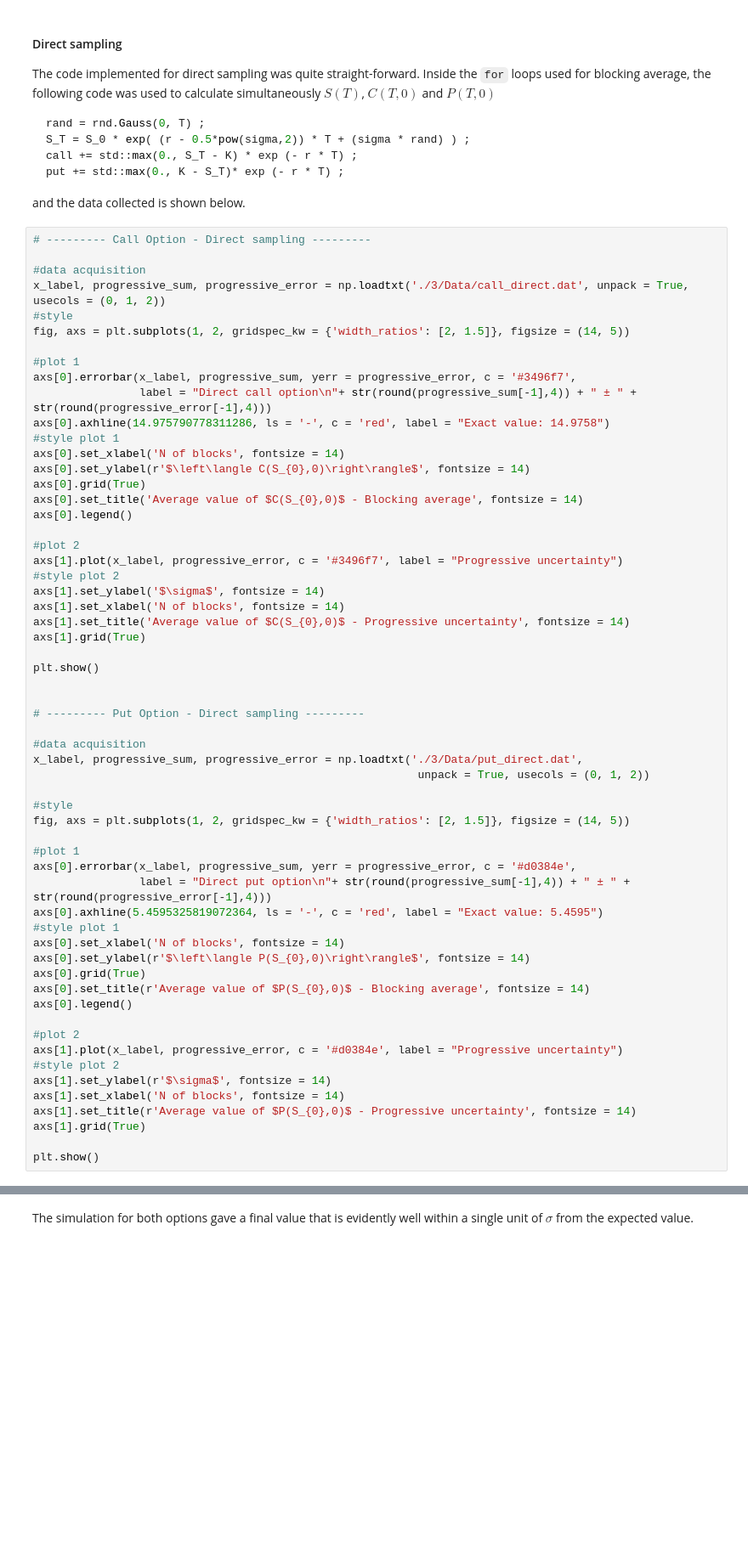
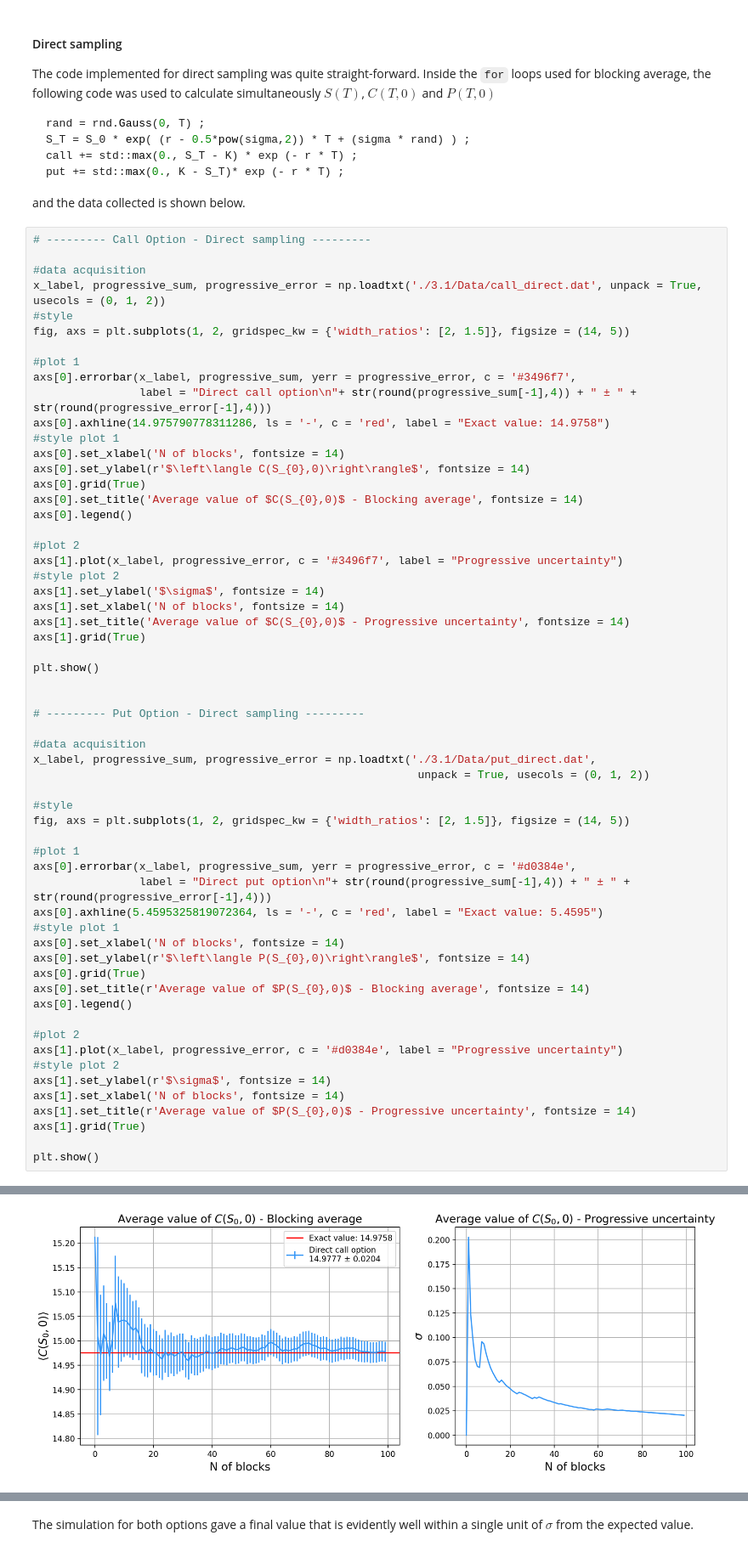
Before and after one commit to tommasoperitoree/Numerical_Simulation_Laboratory, a Jupyter notebook: LSN_03/LSN_03.ipynb, the cells around one changed output, grey strips where cells are left out. Shown at 85% size. Drawn from its saved outputs; the diff is of its cells as text; blank space fills up the shorter version.

```diff
--- a/LSN_03/LSN_03.ipynb
+++ b/LSN_03/LSN_03.ipynb
@@ -212,7 +212,7 @@ and the data collected is shown below.
 # --------- Call Option - Direct sampling ---------
 
 #data acquisition
-x_label, progressive_sum, progressive_error = np.loadtxt('./3/Data/call_direct.dat', unpack = True, usecols = (0, 1, 2))
+x_label, progressive_sum, progressive_error = np.loadtxt('./3.1/Data/call_direct.dat', unpack = True, usecols = (0, 1, 2))
 #style
 fig, axs = plt.subplots(1, 2, gridspec_kw = {'width_ratios': [2, 1.5]}, figsize = (14, 5))
 
@@ -241,7 +241,7 @@ plt.show()
 # --------- Put Option - Direct sampling ---------
 
 #data acquisition
-x_label, progressive_sum, progressive_error = np.loadtxt('./3/Data/put_direct.dat',
+x_label, progressive_sum, progressive_error = np.loadtxt('./3.1/Data/put_direct.dat',
                                                           unpack = True, usecols = (0, 1, 2))
 
 #style
@@ -271,0 +271 @@ FileNotFoundError: ./3/Data/call_direct.dat not found.
+[figure, added]
```
Also changed, not shown: parts of 2 cells of this notebook.
